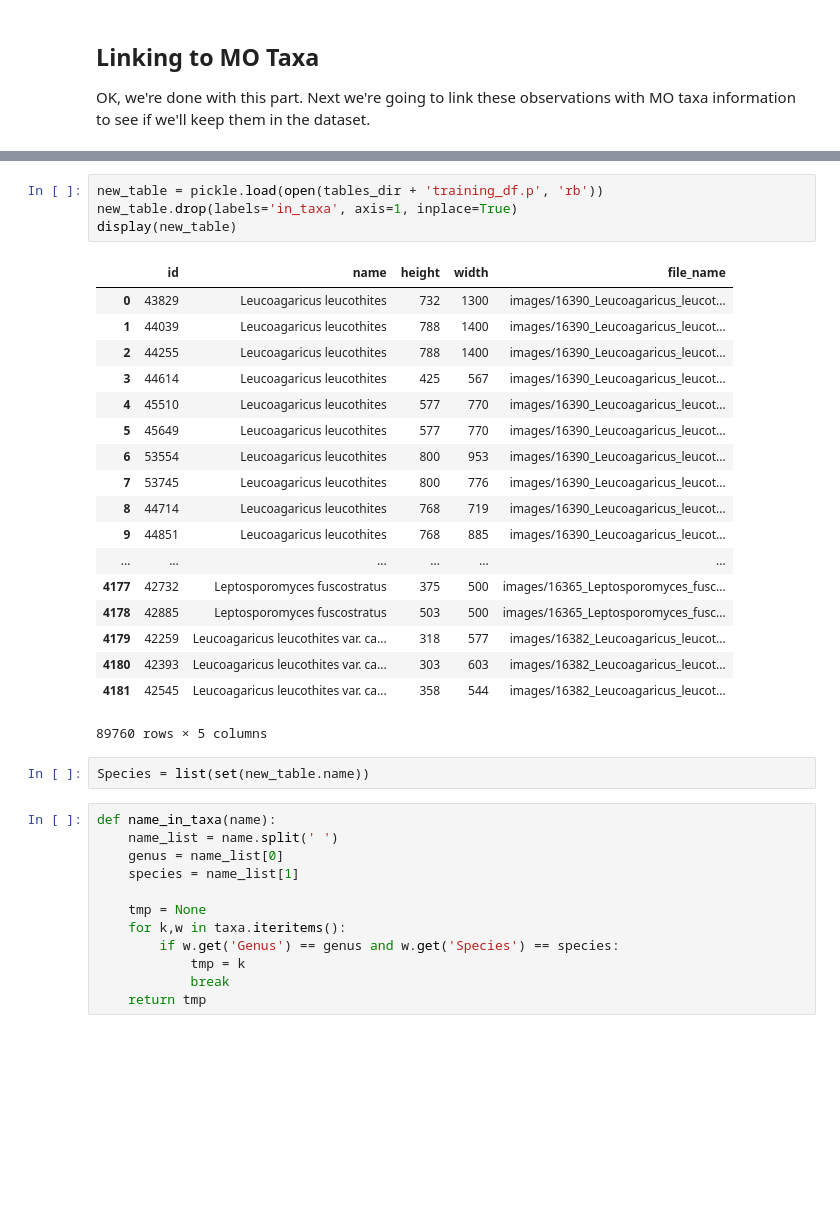
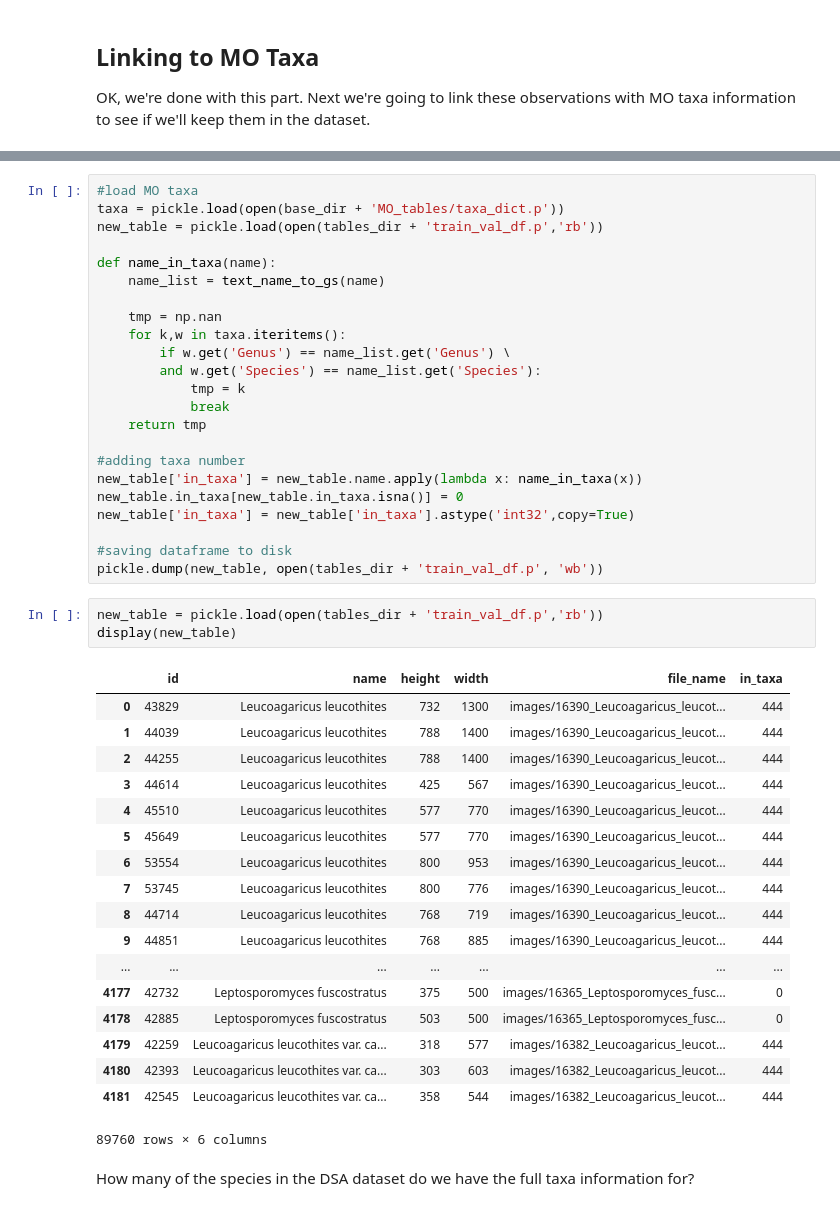
Before and after one commit to pablo-martin/Mushroom-Hikes, a Jupyter notebook: notebooks/Danish Svampe Atlas EDA.ipynb, the cells around one changed output, grey strips where cells are left out. Cells and saved outputs as stored; diff of their text form; blank space fills up the shorter version.

```diff
--- a/notebooks/Danish Svampe Atlas EDA.ipynb
+++ b/notebooks/Danish Svampe Atlas EDA.ipynb
@@ -114,38 +89,48 @@ display(taxa)
+# %%
+#load MO taxa
+taxa = pickle.load(open(base_dir + 'MO_tables/taxa_dict.p'))
+new_table = pickle.load(open(tables_dir + 'train_val_df.p','rb'))
+
+def name_in_taxa(name):
+    name_list = text_name_to_gs(name)
+
+    tmp = np.nan
+    for k,w in taxa.iteritems():
+        if w.get('Genus') == name_list.get('Genus') \
+        and w.get('Species') == name_list.get('Species'):
+            tmp = k
+            break
+    return tmp
+
+#adding taxa number
+new_table['in_taxa'] = new_table.name.apply(lambda x: name_in_taxa(x))
+new_table.in_taxa[new_table.in_taxa.isna()] = 0
+new_table['in_taxa'] = new_table['in_taxa'].astype('int32',copy=True)
+
+#saving dataframe to disk
+pickle.dump(new_table, open(tables_dir + 'train_val_df.p', 'wb'))
 # %%
-new_table = pickle.load(open(tables_dir + 'training_df.p', 'rb'))
-new_table.drop(labels='in_taxa', axis=1, inplace=True)
+new_table = pickle.load(open(tables_dir + 'train_val_df.p','rb'))
 display(new_table)
 # %% [output]
-|  | id | name | height | width | file_name |
-| 0 | 43829 | Leucoagaricus leucothites | 732 | 1300 | images/16390_Leucoagaricus_leucot... |
-| 1 | 44039 | Leucoagaricus leucothites | 788 | 1400 | images/16390_Leucoagaricus_leucot... |
-| 2 | 44255 | Leucoagaricus leucothites | 788 | 1400 | images/16390_Leucoagaricus_leucot... |
-| 3 | 44614 | Leucoagaricus leucothites | 425 | 567 | images/16390_Leucoagaricus_leucot... |
-| 4 | 45510 | Leucoagaricus leucothites | 577 | 770 | images/16390_Leucoagaricus_leucot... |
-| 5 | 45649 | Leucoagaricus leucothites | 577 | 770 | images/16390_Leucoagaricus_leucot... |
-| 6 | 53554 | Leucoagaricus leucothites | 800 | 953 | images/16390_Leucoagaricus_leucot... |
-| 7 | 53745 | Leucoagaricus leucothites | 800 | 776 | images/16390_Leucoagaricus_leucot... |
-| 8 | 44714 | Leucoagaricus leucothites | 768 | 719 | images/16390_Leucoagaricus_leucot... |
-| 9 | 44851 | Leucoagaricus leucothites | 768 | 885 | images/16390_Leucoagaricus_leucot... |
-| ... | ... | ... | ... | ... | ... |
-| 4177 | 42732 | Leptosporomyces fuscostratus | 375 | 500 | images/16365_Leptosporomyces_fusc... |
-| 4178 | 42885 | Leptosporomyces fuscostratus | 503 | 500 | images/16365_Leptosporomyces_fusc... |
-| 4179 | 42259 | Leucoagaricus leucothites var. ca... | 318 | 577 | images/16382_Leucoagaricus_leucot... |
-| 4180 | 42393 | Leucoagaricus leucothites var. ca... | 303 | 603 | images/16382_Leucoagaricus_leucot... |
-| 4181 | 42545 | Leucoagaricus leucothites var. ca... | 358 | 544 | images/16382_Leucoagaricus_leucot... |
+|  | id | name | height | width | file_name | in_taxa |
+| 0 | 43829 | Leucoagaricus leucothites | 732 | 1300 | images/16390_Leucoagaricus_leucot... | 444 |
+| 1 | 44039 | Leucoagaricus leucothites | 788 | 1400 | images/16390_Leucoagaricus_leucot... | 444 |
+| 2 | 44255 | Leucoagaricus leucothites | 788 | 1400 | images/16390_Leucoagaricus_leucot... | 444 |
+| 3 | 44614 | Leucoagaricus leucothites | 425 | 567 | images/16390_Leucoagaricus_leucot... | 444 |
+| 4 | 45510 | Leucoagaricus leucothites | 577 | 770 | images/16390_Leucoagaricus_leucot... | 444 |
+| 5 | 45649 | Leucoagaricus leucothites | 577 | 770 | images/16390_Leucoagaricus_leucot... | 444 |
+| 6 | 53554 | Leucoagaricus leucothites | 800 | 953 | images/16390_Leucoagaricus_leucot... | 444 |
+| 7 | 53745 | Leucoagaricus leucothites | 800 | 776 | images/16390_Leucoagaricus_leucot... | 444 |
+| 8 | 44714 | Leucoagaricus leucothites | 768 | 719 | images/16390_Leucoagaricus_leucot... | 444 |
+| 9 | 44851 | Leucoagaricus leucothites | 768 | 885 | images/16390_Leucoagaricus_leucot... | 444 |
+| ... | ... | ... | ... | ... | ... | ... |
+| 4177 | 42732 | Leptosporomyces fuscostratus | 375 | 500 | images/16365_Leptosporomyces_fusc... | 0 |
+| 4178 | 42885 | Leptosporomyces fuscostratus | 503 | 500 | images/16365_Leptosporomyces_fusc... | 0 |
+| 4179 | 42259 | Leucoagaricus leucothites var. ca... | 318 | 577 | images/16382_Leucoagaricus_leucot... | 444 |
+| 4180 | 42393 | Leucoagaricus leucothites var. ca... | 303 | 603 | images/16382_Leucoagaricus_leucot... | 444 |
+| 4181 | 42545 | Leucoagaricus leucothites var. ca... | 358 | 544 | images/16382_Leucoagaricus_leucot... | 444 |
-89760 rows × 5 columns
+89760 rows × 6 columns
-# %%
-Species = list(set(new_table.name))
-# %%
-def name_in_taxa(name):
-    name_list = name.split(' ')
-    genus = name_list[0]
-    species = name_list[1]
-
-    tmp = None
-    for k,w in taxa.iteritems():
-        if w.get('Genus') == genus and w.get('Species') == species:
-            tmp = k
-            break
-    return tmp
+# %% [markdown]
+How many of the species in the DSA dataset do we have the full taxa information for?
 # %%
```
Also changed, not shown: parts of 16 cells of this notebook, 12 other files.
